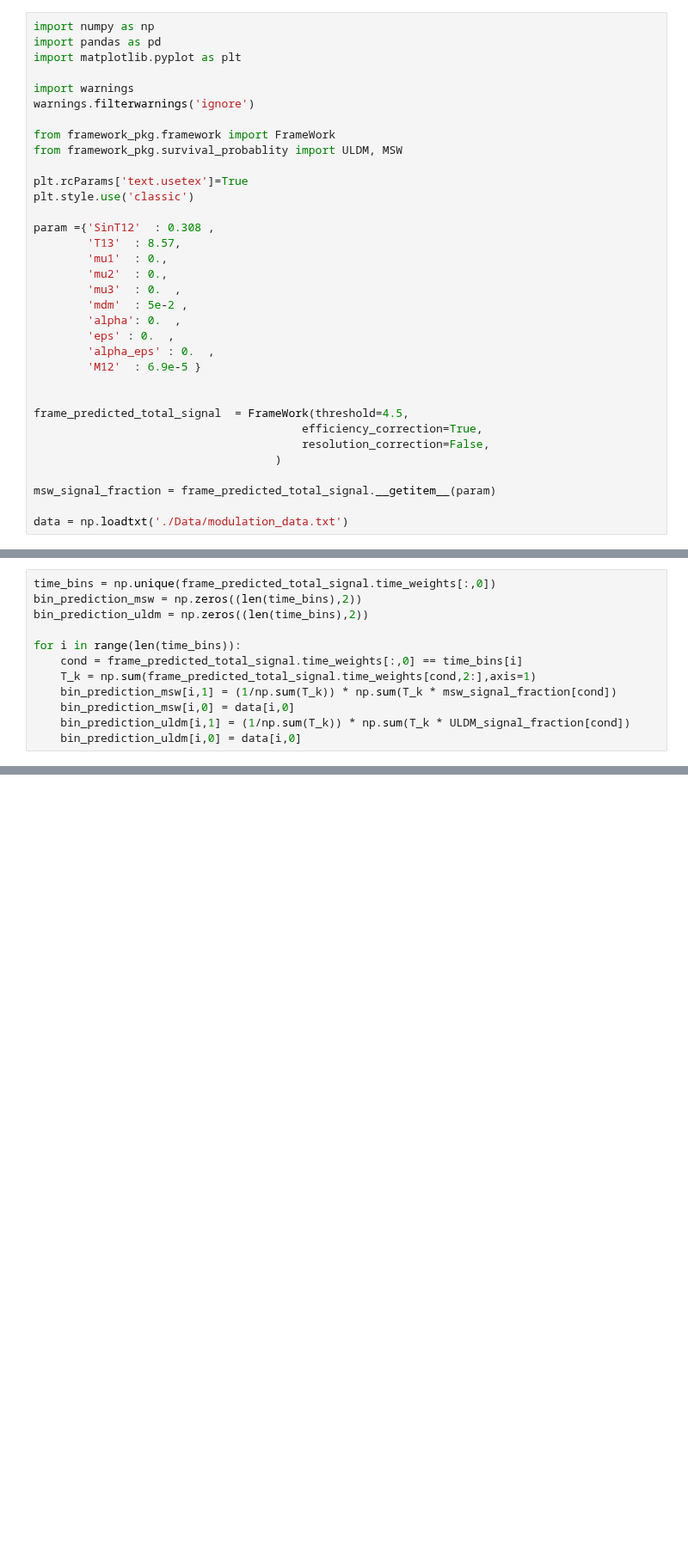
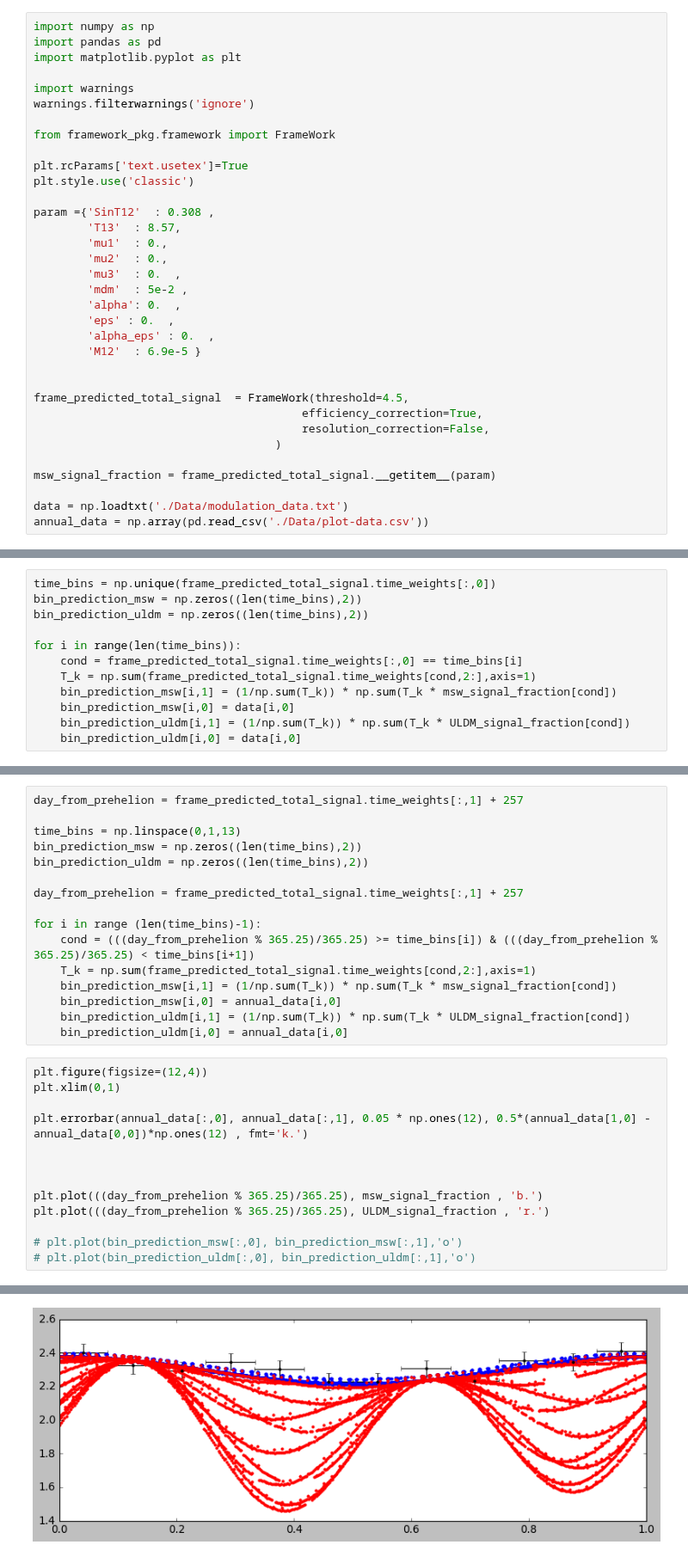
Before and after one commit to SaeedAnsarifard/NeuMod, a Jupyter notebook: Tutorial_ULDM.ipynb, the cells around one changed output, grey strips where cells are left out. Shown at 86% size. Drawn from its saved outputs; the diff is of its cells as text; blank space fills up the shorter version.

```diff
--- a/Tutorial_ULDM.ipynb
+++ b/Tutorial_ULDM.ipynb
@@ -7,7 +7,6 @@ import warnings
 warnings.filterwarnings('ignore')
 
 from framework_pkg.framework import FrameWork
-from framework_pkg.survival_probablity import ULDM, MSW
 
 plt.rcParams['text.usetex']=True
 plt.style.use('classic')
@@ -32,6 +31,7 @@ frame_predicted_total_signal  = FrameWork(threshold=4.5,
 msw_signal_fraction = frame_predicted_total_signal.__getitem__(param)
 
 data = np.loadtxt('./Data/modulation_data.txt')
+annual_data = np.array(pd.read_csv('./Data/plot-data.csv'))
 # %% [output]
 Warning!: Python module pyslha not found, disabling slha reading routines
 # %%
@@ -93,0 +90,30 @@ plt.errorbar(annual_data[:,0], annual_data[:,1], 0.05 * np.ones(12), 0.5*(annual
+# %%
+day_from_prehelion = frame_predicted_total_signal.time_weights[:,1] + 257
+
+time_bins = np.linspace(0,1,13)
+bin_prediction_msw = np.zeros((len(time_bins),2))
+bin_prediction_uldm = np.zeros((len(time_bins),2))
+
+day_from_prehelion = frame_predicted_total_signal.time_weights[:,1] + 257
+
+for i in range (len(time_bins)-1):
+    cond = (((day_from_prehelion % 365.25)/365.25) >= time_bins[i]) & (((day_from_prehelion % 365.25)/365.25) < time_bins[i+1])
+    T_k = np.sum(frame_predicted_total_signal.time_weights[cond,2:],axis=1)
+    bin_prediction_msw[i,1] = (1/np.sum(T_k)) * np.sum(T_k * msw_signal_fraction[cond])
+    bin_prediction_msw[i,0] = annual_data[i,0]
+    bin_prediction_uldm[i,1] = (1/np.sum(T_k)) * np.sum(T_k * ULDM_signal_fraction[cond])
+    bin_prediction_uldm[i,0] = annual_data[i,0]
+# %%
+plt.figure(figsize=(12,4))
+plt.xlim(0,1)
+
+plt.errorbar(annual_data[:,0], annual_data[:,1], 0.05 * np.ones(12), 0.5*(annual_data[1,0] - annual_data[0,0])*np.ones(12) , fmt='k.')
+
+
+
+plt.plot(((day_from_prehelion % 365.25)/365.25), msw_signal_fraction , 'b.')
+plt.plot(((day_from_prehelion % 365.25)/365.25), ULDM_signal_fraction , 'r.')
+
+# plt.plot(bin_prediction_msw[:,0], bin_prediction_msw[:,1],'o')
+# plt.plot(bin_prediction_uldm[:,0], bin_prediction_uldm[:,1],'o')
+# %% [output]
@@ -93,0 +121 @@ plt.errorbar(annual_data[:,0], annual_data[:,1], 0.05 * np.ones(12), 0.5*(annual
+[figure, added]
```
Also changed, not shown: parts of 6 cells of this notebook, 14 other files.
